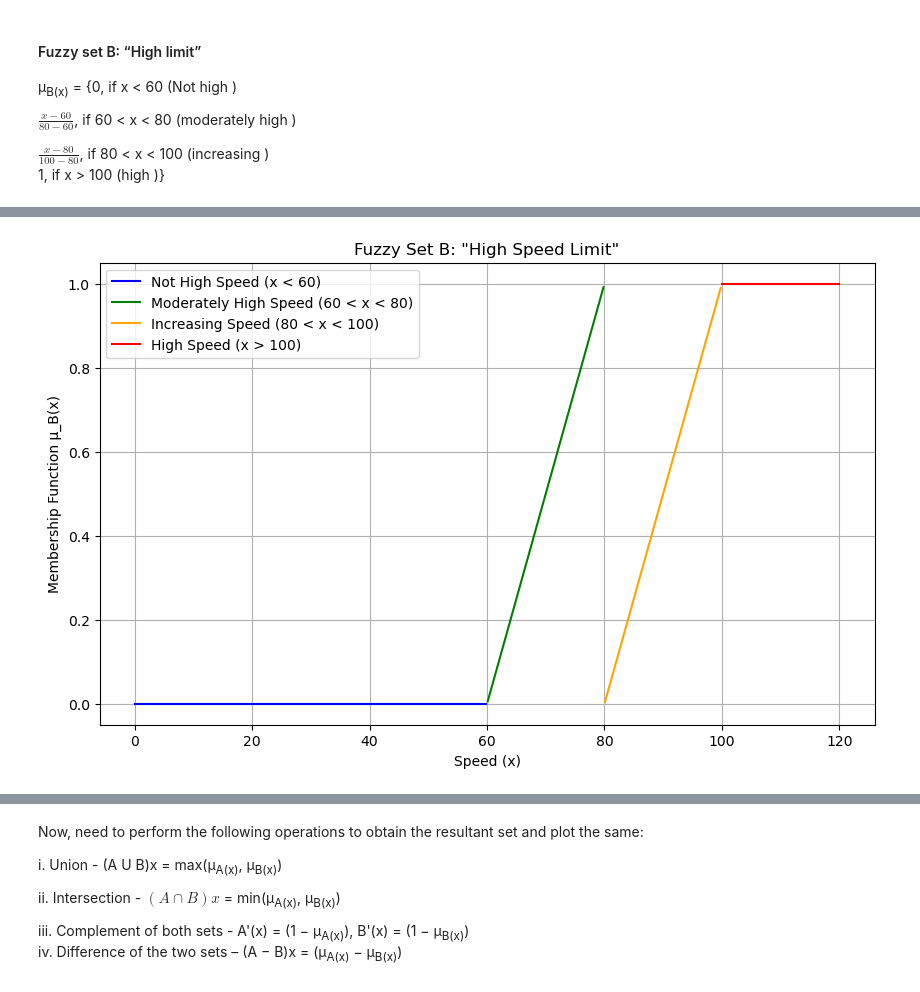
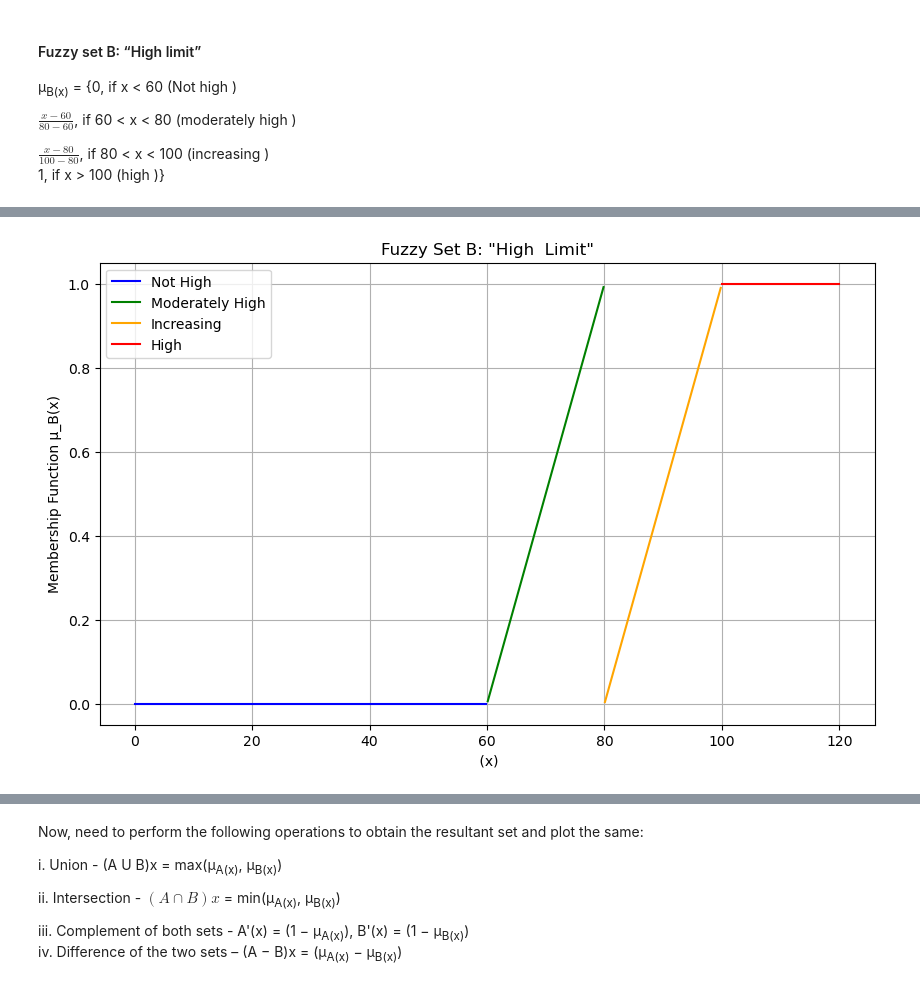
Before and after one commit to Uttam-Mahata/Soft_Computing, a Jupyter notebook: Assignment2/Fuzzy_logic.ipynb, the cells around one changed output, grey strips where cells are left out. Saved outputs shown, nothing was run; the diff lists cells and outputs as text; code cells hidden in the pictures.

```diff
--- a/Assignment2/Fuzzy_logic.ipynb
+++ b/Assignment2/Fuzzy_logic.ipynb
@@ -156,43 +75,41 @@ plt.show()
 # %%
 import numpy as np
 import matplotlib.pyplot as plt
 
-# Define the membership function for fuzzy set B
+
 def mu_B(x):
     if x < 60:
         return 0
     elif 60 < x < 80:
         return (x - 60) / (80 - 60)
     elif 80 < x < 100:
         return (x - 80) / (100 - 80)
     else:
         return 1
 
-# Generate x values
+
 x = np.linspace(0, 120, 500)
 y = [mu_B(i) for i in x]
 
-# Plot each region with a different color
+
 plt.figure(figsize=(10, 6))
 
-# Region 1: Not high  (x < 60)
-plt.plot(x[x < 60], y[:len(x[x < 60])], color='blue', label='Not High  (x < 60)')
 
-# Region 2: Moderately high  (60 < x < 80)
-plt.plot(x[(x >= 60) & (x <= 80)], y[len(x[x < 60]):len(x[x <= 80])], color='green', label='Moderately High  (60 < x < 80)')
+plt.plot(x[x < 60], y[:len(x[x < 60])], color='blue', label='Not High')
 
-# Region 3: Increasing  (80 < x < 100)
-plt.plot(x[(x > 80) & (x <= 100)], y[len(x[x <= 80]):len(x[x <= 100])], color='orange', label='Increasing  (80 < x < 100)')
 
-# Region 4: High  (x > 100)
-plt.plot(x[x > 100], y[len(x[x <= 100]):], color='red', label='High  (x > 100)')
+plt.plot(x[(x >= 60) & (x <= 80)], y[len(x[x < 60]):len(x[x <= 80])], color='green', label='Moderately High')
 
-# Plot settings
+plt.plot(x[(x > 80) & (x <= 100)], y[len(x[x <= 80]):len(x[x <= 100])], color='orange', label='Increasing')
+
+
+plt.plot(x[x > 100], y[len(x[x <= 100]):], color='red', label='High')
+
 plt.title('Fuzzy Set B: "High  Limit"')
 plt.xlabel(' (x)')
 plt.ylabel('Membership Function μ_B(x)')
 plt.legend(loc='upper left')
 plt.grid(True)
 plt.show()
 # %% [output]
-[figure, old version]
+[figure, new version]
```
Also changed, not shown: parts of 11 cells of this notebook, 1 other file.
